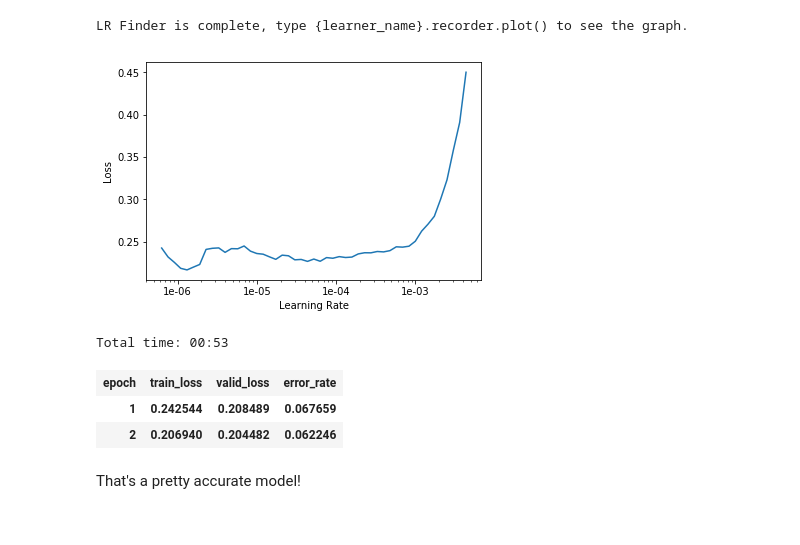
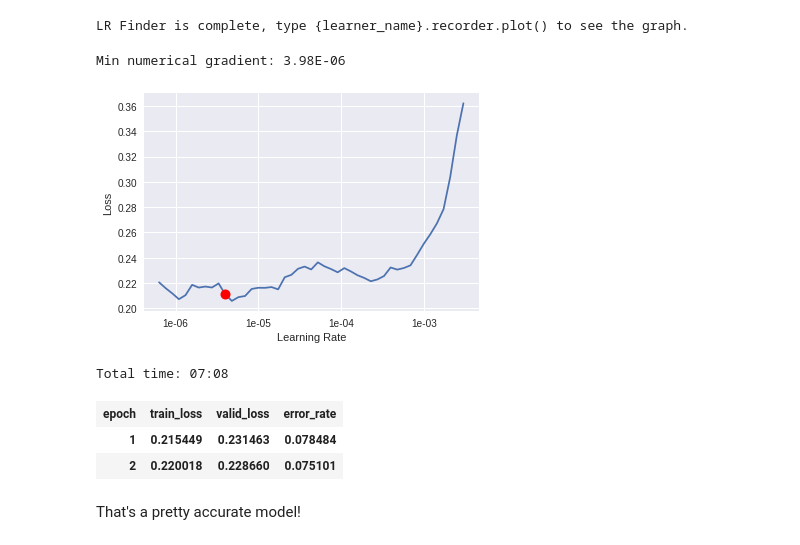
Before and after one commit to marlingod/python, a Jupyter notebook: lesson1_pets.ipynb, the cells around one changed output. Cells and saved outputs as stored; diff of their text form; code cells hidden in the pictures.

```diff
--- a/lesson1_pets.ipynb
+++ b/lesson1_pets.ipynb
@@ -12,5 +12,5 @@ Every notebook starts with the following three lines; they ensure that any edits
 from google.colab import drive
 drive.mount('/content/gdrive', force_remount=True)
 root_dir = "/content/gdrive/My Drive/"
-base_dir = root_dir + 'fastai-v3/'%%!%%!%%!
+base_dir = root_dir + 'fastai-v3/'
 # %% [output]
@@ -21 +17,5 @@ Enter your authorization code:
 Mounted at /content/gdrive
+# %%
+path = Path(base_dir + 'data/bears')
+dest = path/folder
+dest.mkdir(parents=True, exist_ok=True)
@@ -186,5 +184,5 @@ Total time: 00:26
 # %%
-learn.load('stage-1');
+learn.load('my-stage1');
 # %%
 learn.lr_find()
 # %% [output]
@@ -193,15 +191,16 @@ LR Finder is complete, type {learner_name}.recorder.plot() to see the graph.
 # %%
 learn.recorder.plot()
 # %% [output]
+Min numerical gradient: 3.98E-06
-[figure, old version]
+[figure, new version]
 # %%
 learn.unfreeze()
-learn.fit_one_cycle(2, max_lr=slice(1e-6,1e-4))
+learn.fit_one_cycle(2, max_lr=slice(1e-6,1e-5))
 # %% [output]
-Total time: 00:53
+Total time: 07:08
 | epoch | train_loss | valid_loss | error_rate |
-| 1 | 0.242544 | 0.208489 | 0.067659 |
-| 2 | 0.206940 | 0.204482 | 0.062246 |
+| 1 | 0.215449 | 0.231463 | 0.078484 |
+| 2 | 0.220018 | 0.228660 | 0.075101 |
 # %% [markdown]
 That's a pretty accurate model!
 # %% [markdown]
```
Also changed, not shown: parts of 12 cells of this notebook.
